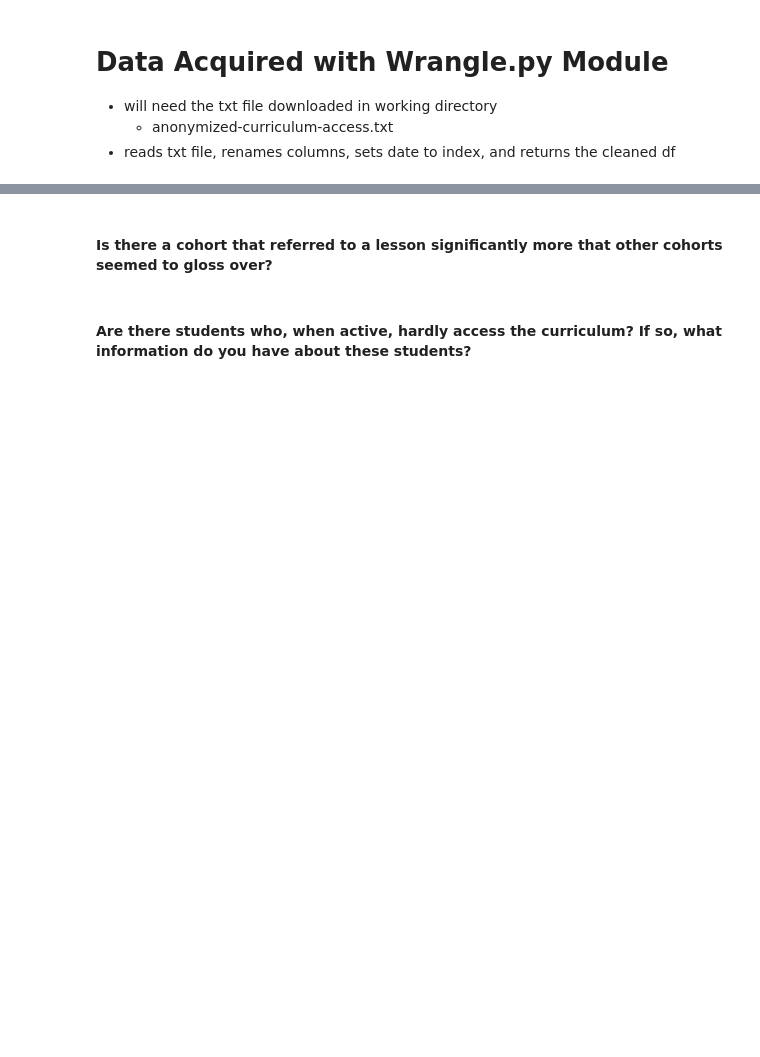
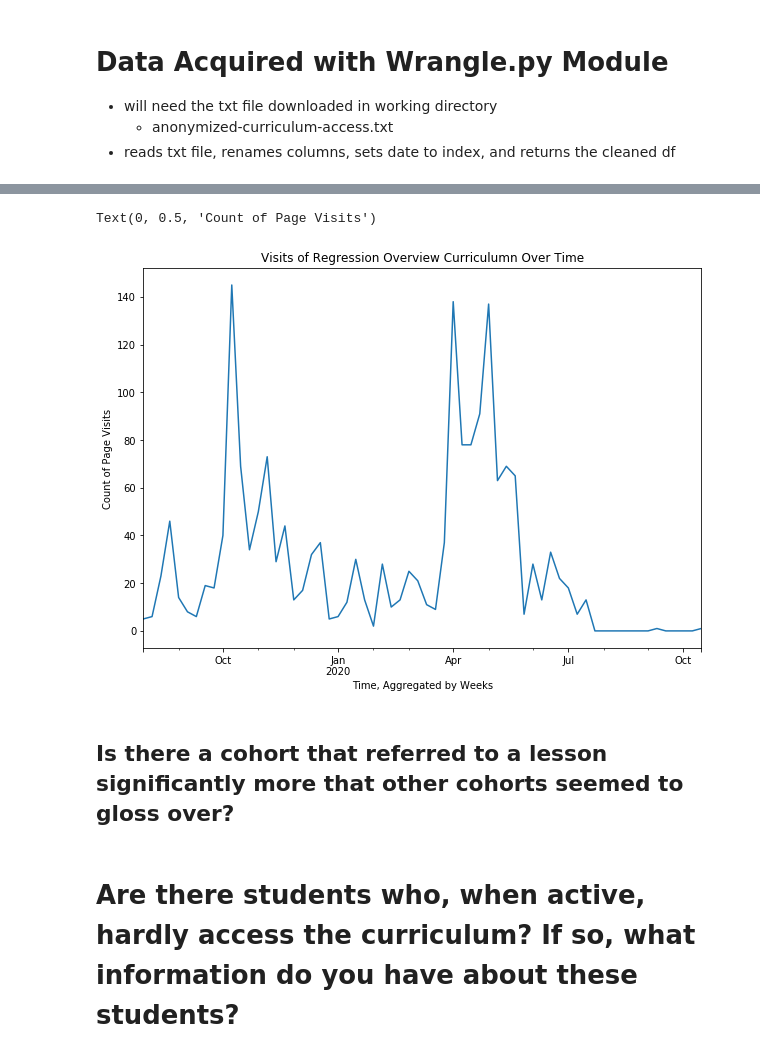
Before and after one commit to ThompsonBethany01/Analyzing-Web-Logs, a Jupyter notebook: Data_Analysis.ipynb, the cells around one changed output, grey strips where cells are left out. Cells and saved outputs as stored; diff of their text form; code cells hidden in the pictures; blank space fills up the shorter version.

```diff
--- a/Data_Analysis.ipynb
+++ b/Data_Analysis.ipynb
@@ -157,5 +143,15 @@ sns.scatterplot(x=DS_df.cohort_id, y=DS_df.page_viewed)
+# %%
+# plotting most popular page visits over time
+plt.figure(figsize=(10,7))
+WD_df[WD_df.page_viewed == '6-regression/1-overview'].page_viewed.resample('W').count().plot()
+plt.title('Visits of Regression Overview Curriculumn Over Time')
+plt.xlabel('Time, Aggregated by Weeks')
+plt.ylabel('Count of Page Visits')
+# %% [output]
+Text(0, 0.5, 'Count of Page Visits')
+[figure, added]
 # %% [markdown]
-#### Is there a cohort that referred to a lesson significantly more that other cohorts seemed to gloss over? <a class="anchor" id="second-bullet"></a>
+## Is there a cohort that referred to a lesson significantly more that other cohorts seemed to gloss over? <a class="anchor" id="second-bullet"></a>
 # %% [markdown]
-#### Are there students who, when active, hardly access the curriculum? If so, what information do you have about these students? <a class="anchor" id="third-bullet"></a>
+# Are there students who, when active, hardly access the curriculum? If so, what information do you have about these students? <a class="anchor" id="third-bullet"></a>
 # %% [markdown]
```
Also changed, not shown: parts of 20 cells of this notebook, 1 other file.
